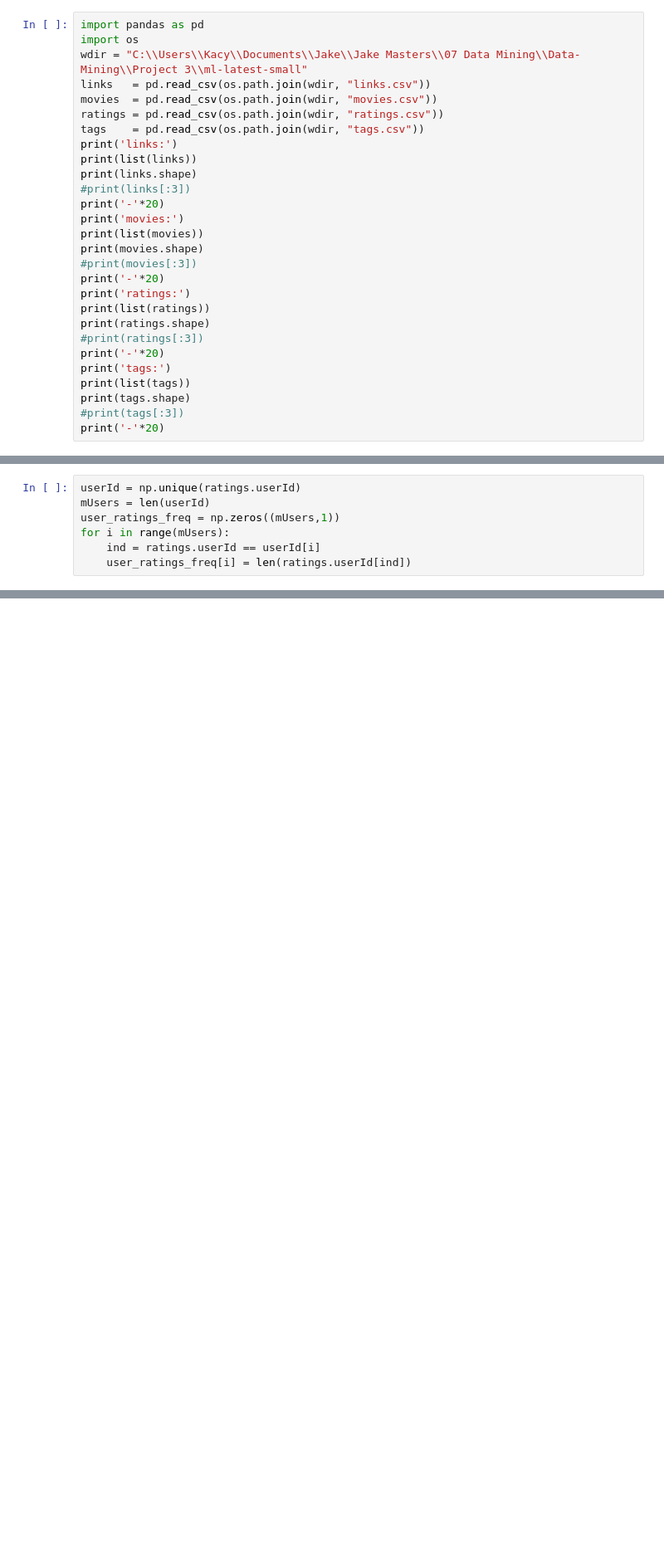
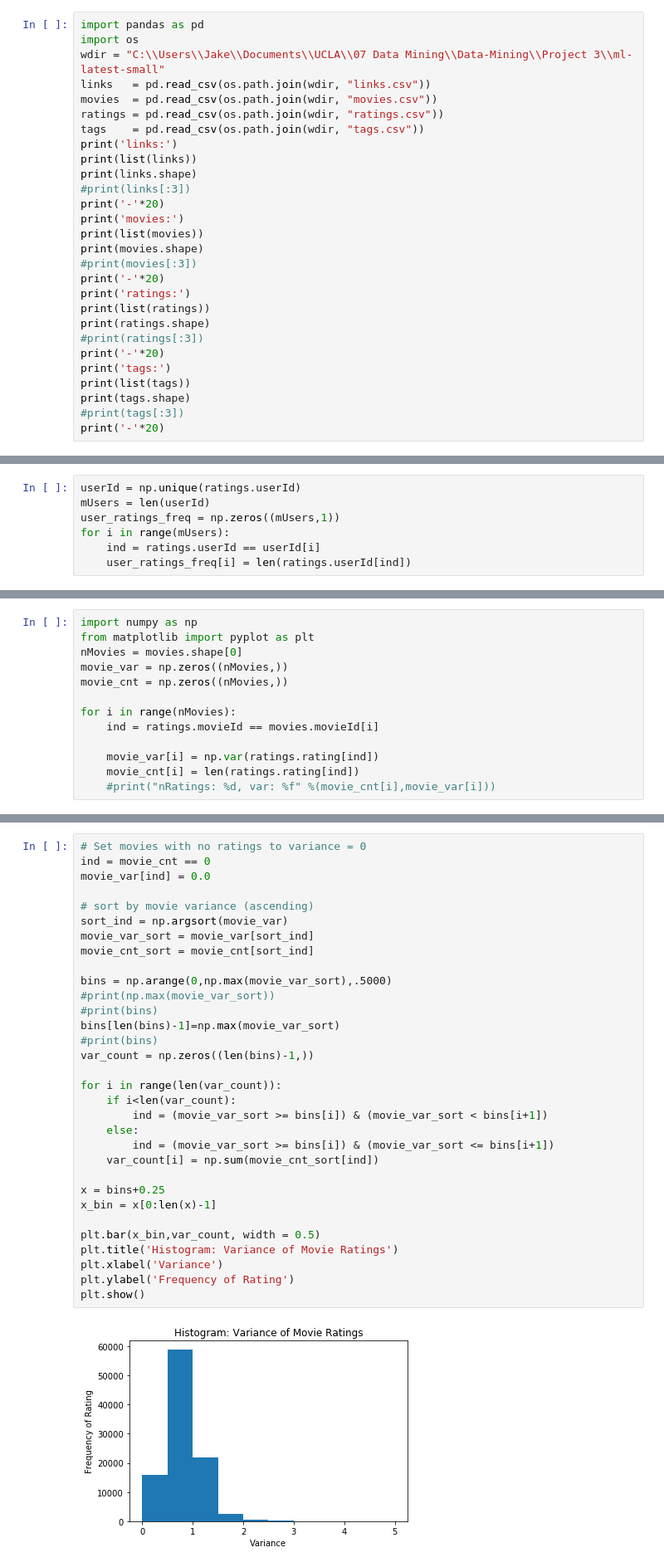
Before and after one commit to jaketurelli/Data-Mining, a Jupyter notebook: Project 3/Project3_Turelli.ipynb, the cells around one changed output, grey strips where cells are left out. Shown: that part at 83% size. Cells and saved outputs as stored; diff of their text form; blank space fills up the shorter version.

```diff
--- a/Project 3/Project3_Turelli.ipynb
+++ b/Project 3/Project3_Turelli.ipynb
@@ -25,7 +25,7 @@ Pandas library conveniently allows us to bring in the csv data as Dataframes.
 # %%
 import pandas as pd
 import os
-wdir = "C:\\Users\\Kacy\\Documents\\Jake\\Jake Masters\\07 Data Mining\\Data-Mining\\Project 3\\ml-latest-small"
+wdir = "C:\\Users\\Jake\\Documents\\UCLA\\07 Data Mining\\Data-Mining\\Project 3\\ml-latest-small"
 links   = pd.read_csv(os.path.join(wdir, "links.csv"))
 movies  = pd.read_csv(os.path.join(wdir, "movies.csv"))
 ratings = pd.read_csv(os.path.join(wdir, "ratings.csv"))
@@ -176,0 +180,13 @@ In Question 3, we can see a very small percentage of the movies have the vast ma
+# %%
+import numpy as np
+from matplotlib import pyplot as plt
+nMovies = movies.shape[0]
+movie_var = np.zeros((nMovies,))
+movie_cnt = np.zeros((nMovies,))
+
+for i in range(nMovies):
+    ind = ratings.movieId == movies.movieId[i]
+
+    movie_var[i] = np.var(ratings.rating[ind])
+    movie_cnt[i] = len(ratings.rating[ind])
+    #print("nRatings: %d, var: %f" %(movie_cnt[i],movie_var[i]))
@@ -176,0 +195,34 @@ In Question 3, we can see a very small percentage of the movies have the vast ma
+# %%
+# Set movies with no ratings to variance = 0
+ind = movie_cnt == 0
+movie_var[ind] = 0.0
+
+# sort by movie variance (ascending)
+sort_ind = np.argsort(movie_var)
+movie_var_sort = movie_var[sort_ind]
+movie_cnt_sort = movie_cnt[sort_ind]
+
+bins = np.arange(0,np.max(movie_var_sort),.5000)
+#print(np.max(movie_var_sort))
+#print(bins)
+bins[len(bins)-1]=np.max(movie_var_sort)
+#print(bins)
+var_count = np.zeros((len(bins)-1,))
+
+for i in range(len(var_count)):
+    if i<len(var_count):
+        ind = (movie_var_sort >= bins[i]) & (movie_var_sort < bins[i+1])
+    else:
+        ind = (movie_var_sort >= bins[i]) & (movie_var_sort <= bins[i+1])
+    var_count[i] = np.sum(movie_cnt_sort[ind])
+
+x = bins+0.25
+x_bin = x[0:len(x)-1]
+
+plt.bar(x_bin,var_count, width = 0.5)
+plt.title('Histogram: Variance of Movie Ratings')
+plt.xlabel('Variance')
+plt.ylabel('Frequency of Rating')
+plt.show()
+# %% [output]
+[figure, added]
```
Also changed, not shown: parts of 10 cells of this notebook.
